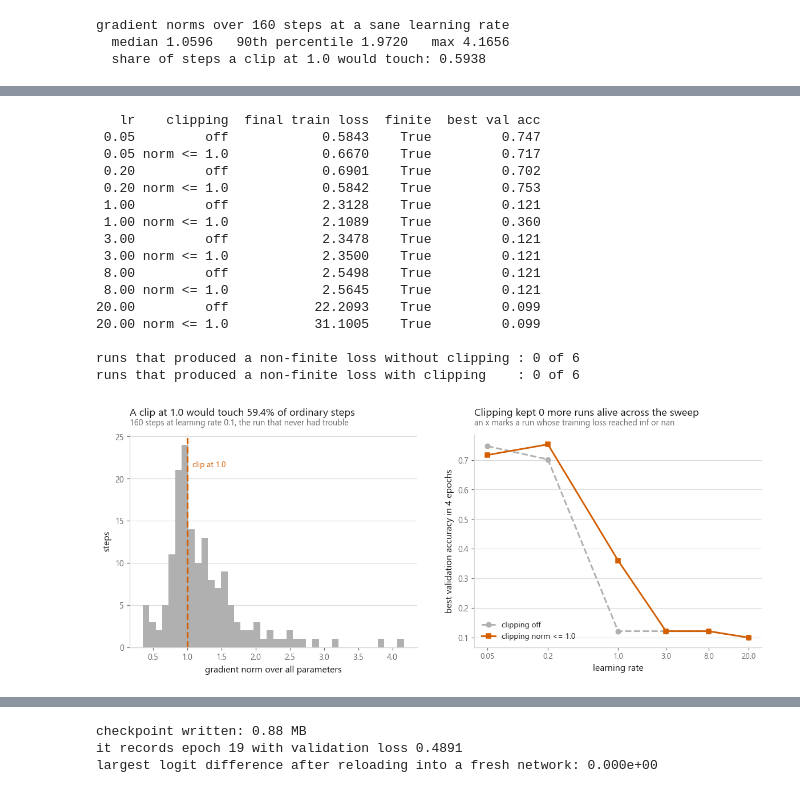
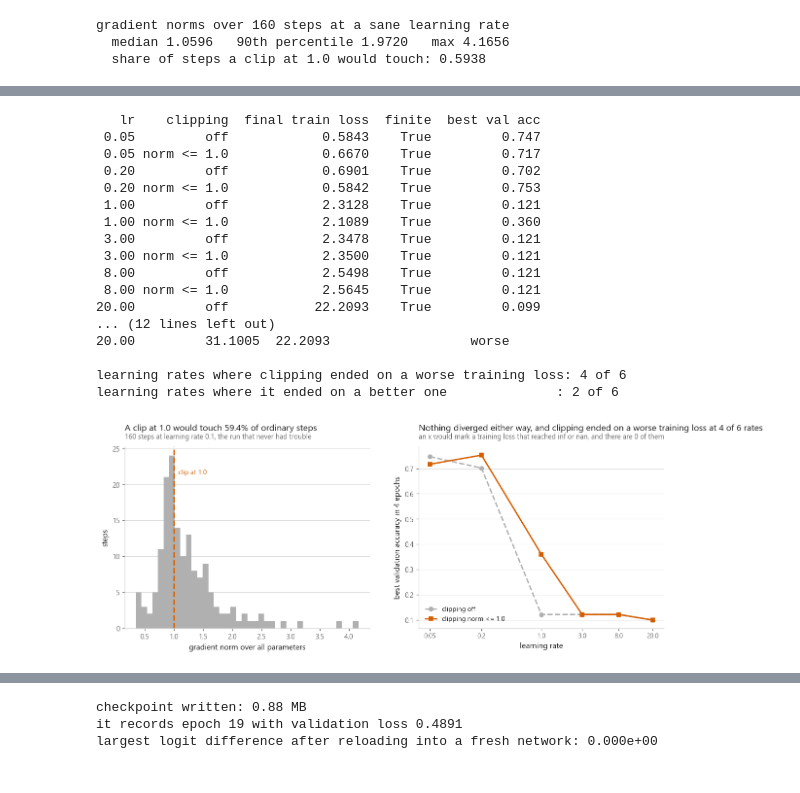
Before and after one commit to ELounissi/open-ml-notebooks, a Jupyter notebook: 07-neural-networks/07-a-training-loop/notebook.ipynb, the cells around one changed output, grey strips where cells are left out. Cells and saved outputs as stored; diff of their text form; code cells hidden in the pictures.

```diff
--- a/07-neural-networks/07-a-training-loop/notebook.ipynb
+++ b/07-neural-networks/07-a-training-loop/notebook.ipynb
@@ -715,6 +736,19 @@ broken_off = int((~survival[survival["clipping"] == "off"]["finite"]).sum())
 broken_on = int((~survival[survival["clipping"] != "off"]["finite"]).sum())
 print(f"\nruns that produced a non-finite loss without clipping : {broken_off} of {len(LR_SWEEP)}")
 print(f"runs that produced a non-finite loss with clipping    : {broken_on} of {len(LR_SWEEP)}")
+
+# Nothing diverged, so the interesting column is what clipping cost rather than
+# what it saved. Pair the rows by learning rate and look at the sign.
+paired = survival.pivot(index="lr", columns="clipping", values="final train loss")
+paired["clipping made the loss"] = np.where(
+    paired[f"norm <= {CLIP}"] > paired["off"], "worse", "better")
+print()
+print(paired.round(4).to_string())
+hurt = int((paired["clipping made the loss"] == "worse").sum())
+print(f"\nlearning rates where clipping ended on a worse training loss: "
+      f"{hurt} of {len(LR_SWEEP)}")
+print(f"learning rates where it ended on a better one              : "
+      f"{len(LR_SWEEP) - hurt} of {len(LR_SWEEP)}")
 # %% [output]
    lr    clipping  final train loss  finite  best val acc
  0.05         off            0.5843    True         0.747
@@ -728,40 +762,46 @@ print(f"runs that produced a non-finite loss with clipping    : {broken_on} of {
  8.00         off            2.5498    True         0.121
  8.00 norm <= 1.0            2.5645    True         0.121
 20.00         off           22.2093    True         0.099
-20.00 norm <= 1.0           31.1005    True         0.099
+... (12 lines left out)
+20.00         31.1005  22.2093                  worse
 
-runs that produced a non-finite loss without clipping : 0 of 6
-runs that produced a non-finite loss with clipping    : 0 of 6
+learning rates where clipping ended on a worse training loss: 4 of 6
+learning rates where it ended on a better one              : 2 of 6
 # %%
 fig, axes = plt.subplots(1, 2, figsize=(13.0, 4.4))
 
 axes[0].hist(norms, bins=40, color=style.NEUTRAL)
 axes[0].axvline(CLIP, color=style.HIGHLIGHT, lw=2.0, ls="--")
 axes[0].annotate(f"clip at {CLIP}", xy=(CLIP, axes[0].get_ylim()[1] * 0.85),
                  xytext=(6, 0), textcoords="offset points", fontsize=9, color=style.HIGHLIGHT)
 axes[0].set_xlabel("gradient norm over all parameters")
 axes[0].set_ylabel("steps")
 style.title(axes[0], f"A clip at {CLIP} would touch {(norms > CLIP).mean():.1%} of ordinary steps",
             f"{len(norms):,} steps at learning rate 0.1, the run that never had trouble")
 
 for i, label in enumerate(["off", f"norm <= {CLIP}"]):
     block = survival[survival["clipping"] == label]
     axes[1].plot(block["lr"], block["best val acc"], color=[style.NEUTRAL, style.HIGHLIGHT][i],
                  marker=style.MARKERS[i], ls=["--", "-"][i], label=f"clipping {label}")
     dead = block[~block["finite"]]
     if len(dead):
         axes[1].scatter(dead["lr"], dead["best val acc"], s=110, marker="x",
                         color=style.INK, zorder=5,
                         label="loss went non-finite" if i == 0 else None)
 axes[1].set_xscale("log")
 axes[1].set_xticks(LR_SWEEP, [str(v) for v in LR_SWEEP], fontsize=9)
 axes[1].minorticks_off()
 axes[1].set_xlabel("learning rate")
 axes[1].set_ylabel("best validation accuracy in 4 epochs")
 axes[1].legend(loc="lower left", fontsize=9)
-style.title(axes[1], f"Clipping kept {broken_off - broken_on} more runs alive across the sweep",
-            "an x marks a run whose training loss reached inf or nan")
+rescued = broken_off - broken_on
+clip_headline = (f"Clipping kept {rescued} more runs alive across the sweep" if rescued
+                 else f"Nothing diverged either way, and clipping ended on a worse "
+                      f"training loss at {hurt} of {len(LR_SWEEP)} rates")
+style.title(axes[1], clip_headline,
+            f"an x would mark a training loss that reached inf or nan, and there are "
+            f"{broken_off + broken_on} of them")
 
 style.save(fig, FIG / "fig-04-clipping.png")
 # %% [output]
-[figure, old version]
+[figure, new version]
```
Also changed, not shown: parts of 7 cells of this notebook, 4 other files.
